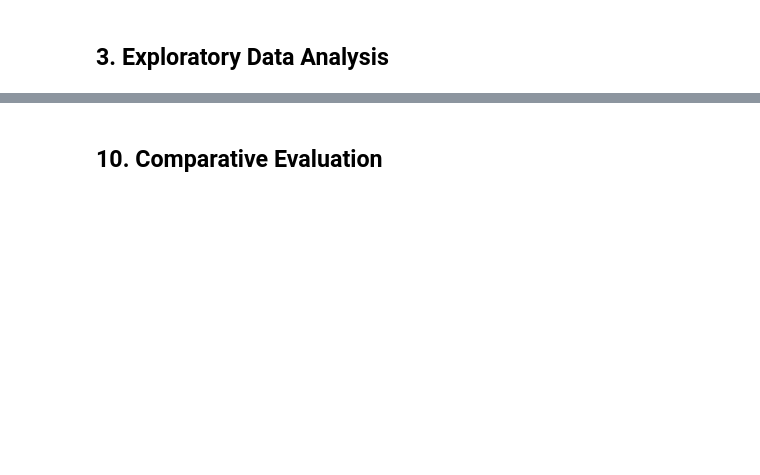
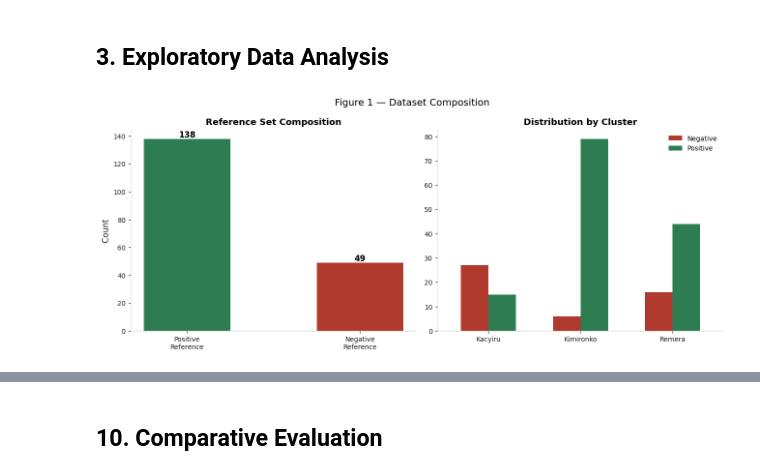
Before and after one commit to Alliance-D/Business-Spatial-suitability-recommendation-backend, a Jupyter notebook: backend/ml/KigaliSite_Model_Notebook.ipynb, the cells around one changed output, grey strips where cells are left out. Cells and saved outputs as stored; diff of their text form; code cells hidden in the pictures; blank space fills up the shorter version.

```diff
--- a/backend/ml/KigaliSite_Model_Notebook.ipynb
+++ b/backend/ml/KigaliSite_Model_Notebook.ipynb
@@ -185,43 +245,35 @@ df[continuous].describe().round(2)
 ## 3. Exploratory Data Analysis
 # %%
 # Figure 1 — Dataset composition
-fig, axes = plt.subplots(1, 3, figsize=(15, 5))
-fig.suptitle("Figure 1 — Dataset Composition", fontsize=13, y=1.02)
+fig, axes = plt.subplots(1, 2, figsize=(12, 5))
+fig.suptitle("Figure 1 — Dataset Composition", fontsize=13)
 
-# 1a. Reference label distribution
 counts = df[TARGET].value_counts().reindex([1, 0])
 bars = axes[0].bar(
     ["Positive\nReference", "Negative\nReference"],
     counts.values,
     color=[PALETTE["pos"], PALETTE["neg"]], width=0.5, edgecolor="none",
 )
 axes[0].set_title("Reference Set Composition")
 axes[0].set_ylabel("Count")
 for b in bars:
-    axes[0].text(b.get_x() + b.get_width()/2, b.get_height() + 1.2,
-                 str(int(b.get_height())), ha="center", fontweight="bold", fontsize=10)
+    axes[0].text(
+        b.get_x() + b.get_width() / 2, b.get_height() + 1.2,
+        str(int(b.get_height())), ha="center", fontweight="bold", fontsize=11,
+    )
 
-# 1b. By cluster
 ct = df.groupby(["cluster_name", TARGET]).size().unstack(fill_value=0)
-ct.plot(kind="bar", ax=axes[1], color=[PALETTE["neg"], PALETTE["pos"]],
-        width=0.6, edgecolor="none")
+ct.plot(kind="bar", ax=axes[1],
+        color=[PALETTE["neg"], PALETTE["pos"]], width=0.6, edgecolor="none")
 axes[1].set_title("Distribution by Cluster")
 axes[1].set_xlabel("")
-axes[1].set_xticklabels(axes[1].get_xticklabels(), rotation=30, ha="right")
+axes[1].set_xticklabels(axes[1].get_xticklabels(), rotation=0)
 axes[1].legend(["Negative", "Positive"])
-
-# 1c. By sub-type
-st_ct = df.groupby(["biz_subtype", TARGET]).size().unstack(fill_value=0)
-st_ct.index = [SUBTYPE_MAP.get(i, i) for i in st_ct.index]
-st_ct.plot(kind="bar", ax=axes[2], color=[PALETTE["neg"], PALETTE["pos"]],
-           width=0.6, edgecolor="none")
-axes[2].set_title("Distribution by Sub-type")
-axes[2].set_xlabel("")
-axes[2].set_xticklabels(axes[2].get_xticklabels(), rotation=30, ha="right")
-axes[2].legend(["Negative", "Positive"])
 
 plt.tight_layout()
 savefig("fig01_dataset_composition")
+# %% [output]
+[figure, added]
 # %%
 # Figure 2 — Foot traffic distributions
 fig, axes = plt.subplots(1, 3, figsize=(15, 5))
```
Also changed, not shown: parts of 51 cells of this notebook, 1 other file.
